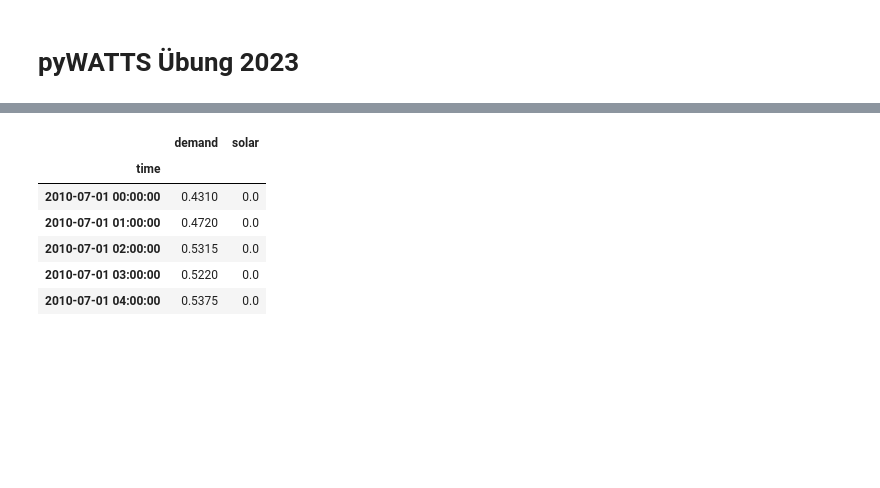
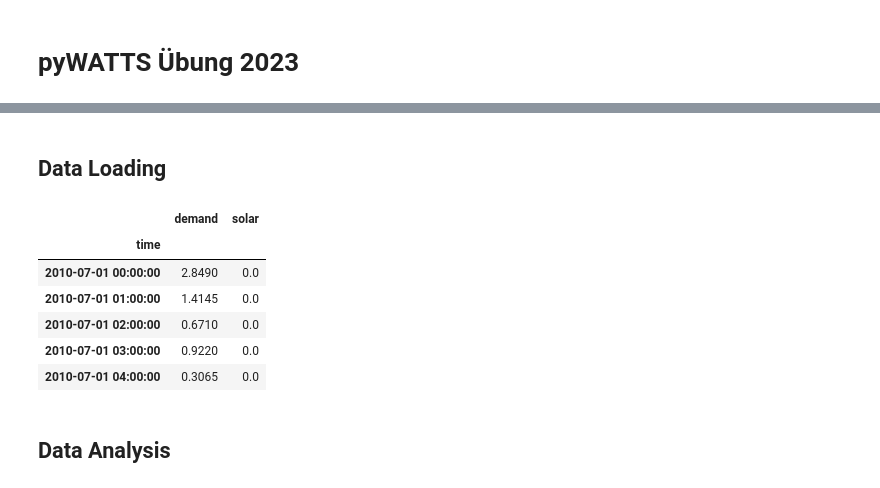
Before and after one commit to hertelm/uebung-2023-pyWATTS, a Jupyter notebook: uebung_pyWATTS.ipynb, the cells around one changed output, grey strips where cells are left out. Saved outputs shown, nothing was run; the diff lists cells and outputs as text; code cells hidden in the pictures; blank space fills up the shorter version.

```diff
--- a/uebung_pyWATTS.ipynb
+++ b/uebung_pyWATTS.ipynb
@@ -3,3 +25,5 @@
+# %% [markdown]
+## Data Loading
 # %%
 import pandas as pd
 import statsmodels.api as sm
@@ -9,13 +32,13 @@ import pywatts
 pylab.rcParams['figure.figsize'] = (14, 9)
 # %%
 date_parser = lambda date: pd.Timestamp(pd.to_datetime(date, format='%Y-%m-%d %H:%M:%S'))
-data = pd.read_csv("data/data_building_109_ausgrid.csv", index_col="time", parse_dates = ["time"], date_parser=date_parser)
+data = pd.read_csv("data/data_building_250_ausgrid.csv", index_col="time", parse_dates = ["time"], date_parser=date_parser)
 data.head()
 # %% [output]
 |  | demand | solar |
 | time |  |  |
-| 2010-07-01 00:00:00 | 0.4310 | 0.0 |
-| 2010-07-01 01:00:00 | 0.4720 | 0.0 |
-| 2010-07-01 02:00:00 | 0.5315 | 0.0 |
-| 2010-07-01 03:00:00 | 0.5220 | 0.0 |
-| 2010-07-01 04:00:00 | 0.5375 | 0.0 |
+| 2010-07-01 00:00:00 | 2.8490 | 0.0 |
+| 2010-07-01 01:00:00 | 1.4145 | 0.0 |
+| 2010-07-01 02:00:00 | 0.6710 | 0.0 |
+| 2010-07-01 03:00:00 | 0.9220 | 0.0 |
+| 2010-07-01 04:00:00 | 0.3065 | 0.0 |
@@ -30,0 +45,2 @@ data.head()
+# %% [markdown]
+## Data Analysis
```
Also changed, not shown: parts of 25 cells of this notebook.
